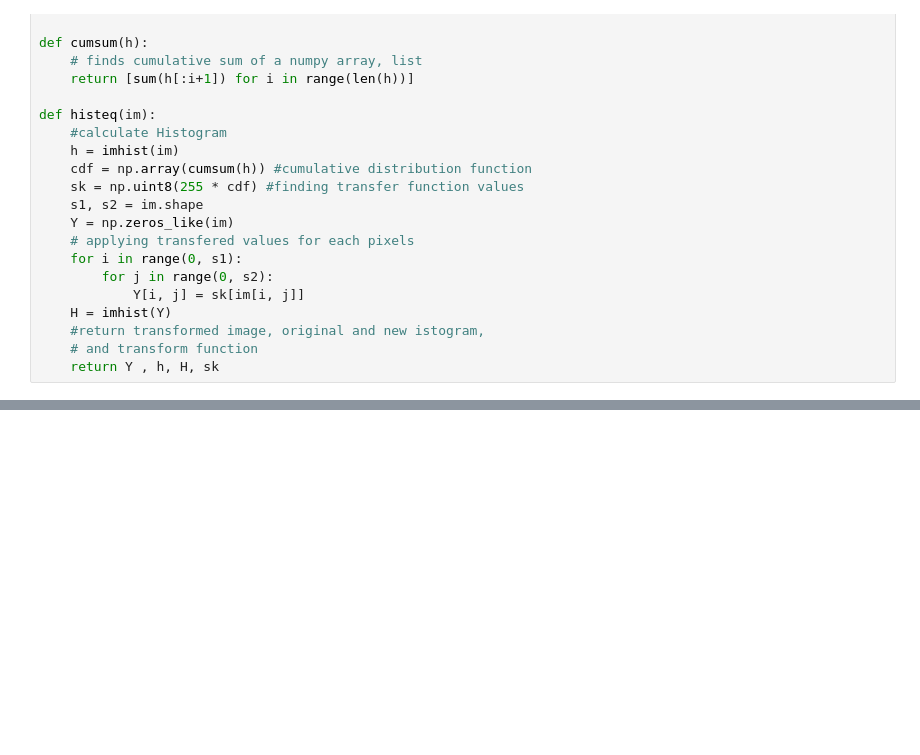
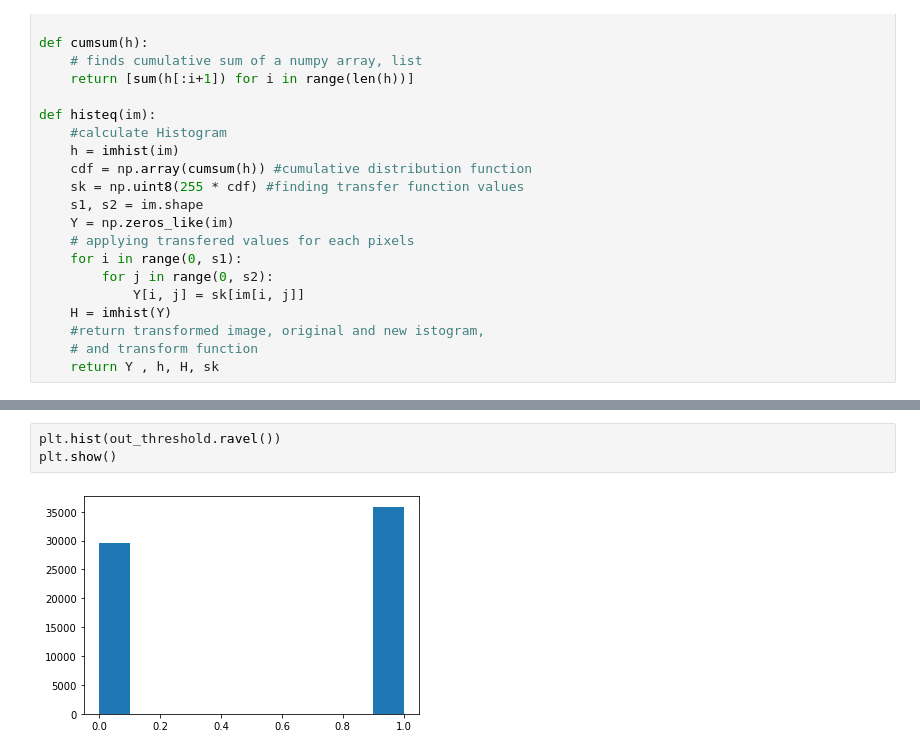
Before and after one commit to r-CV-Tasks/Image-filtering-edgeDetection-processing, a Jupyter notebook: playground.ipynb, the cells around one changed output, grey strips where cells are left out. Drawn from its saved outputs; the diff is of its cells as text; blank space fills up the shorter version.

```diff
--- a/playground.ipynb
+++ b/playground.ipynb
@@ -219,0 +270,5 @@ plt.show()
+# %%
+plt.hist(out_threshold.ravel())
+plt.show()
+# %% [output]
+[figure, added]
```
Also changed, not shown: parts of 12 cells of this notebook.
